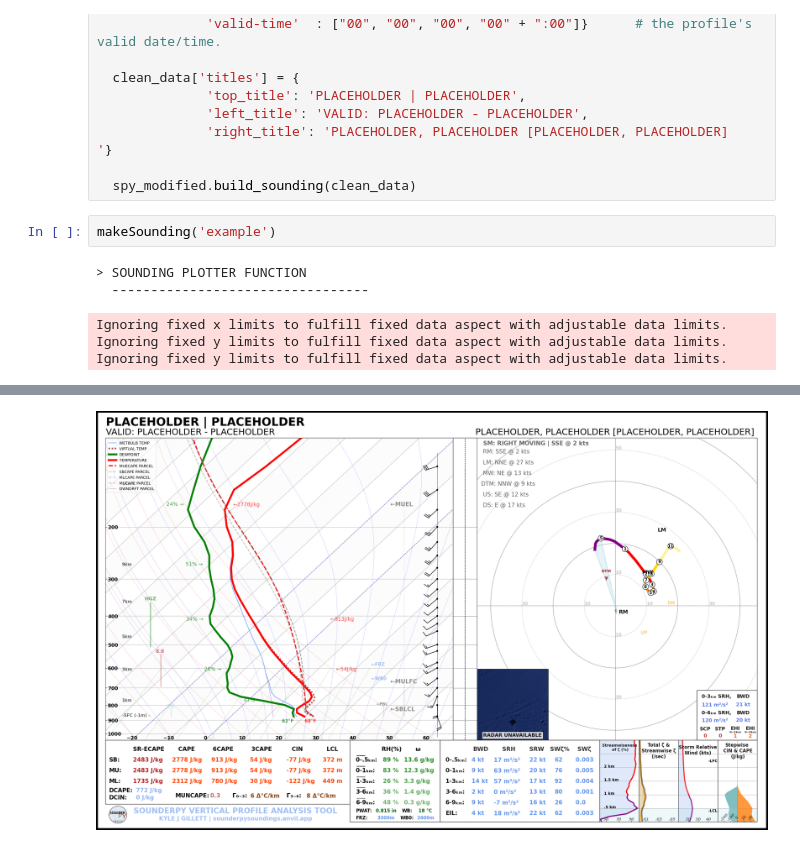
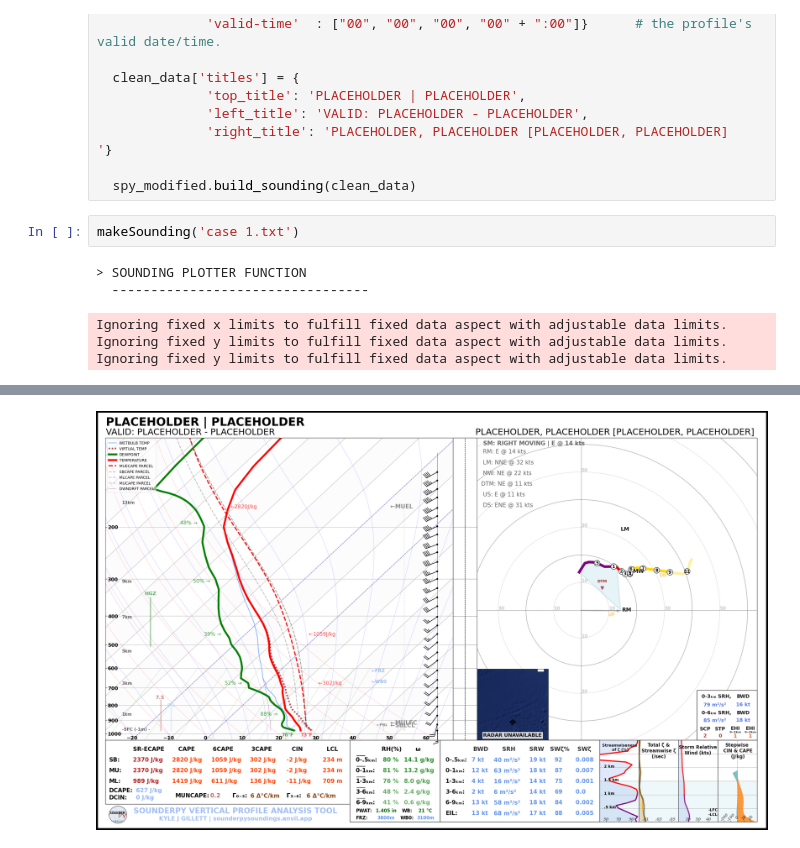
Before and after one commit to DanielSchwab18/sounderpy-modified, a Jupyter notebook: sounderpy_plotter.ipynb, the cells around one changed output, grey strips where cells are left out. Cells and saved outputs as stored; diff of their text form.

```diff
--- a/sounderpy_plotter.ipynb
+++ b/sounderpy_plotter.ipynb
@@ -110,7 +110,7 @@ def makeSoundingModified(f):
 
   spy_modified.build_sounding(clean_data)
 # %%
-makeSounding('example')
+makeSounding('case 1.txt')
 # %% [output]
 > SOUNDING PLOTTER FUNCTION
   ---------------------------------
@@ -122,2 +122,2 @@ Ignoring fixed y limits to fulfill fixed data aspect with adjustable data limits
-[figure, old version]
+[figure, new version]
 # %%
```
Also changed, not shown: parts of 4 cells of this notebook, 12 other files.
